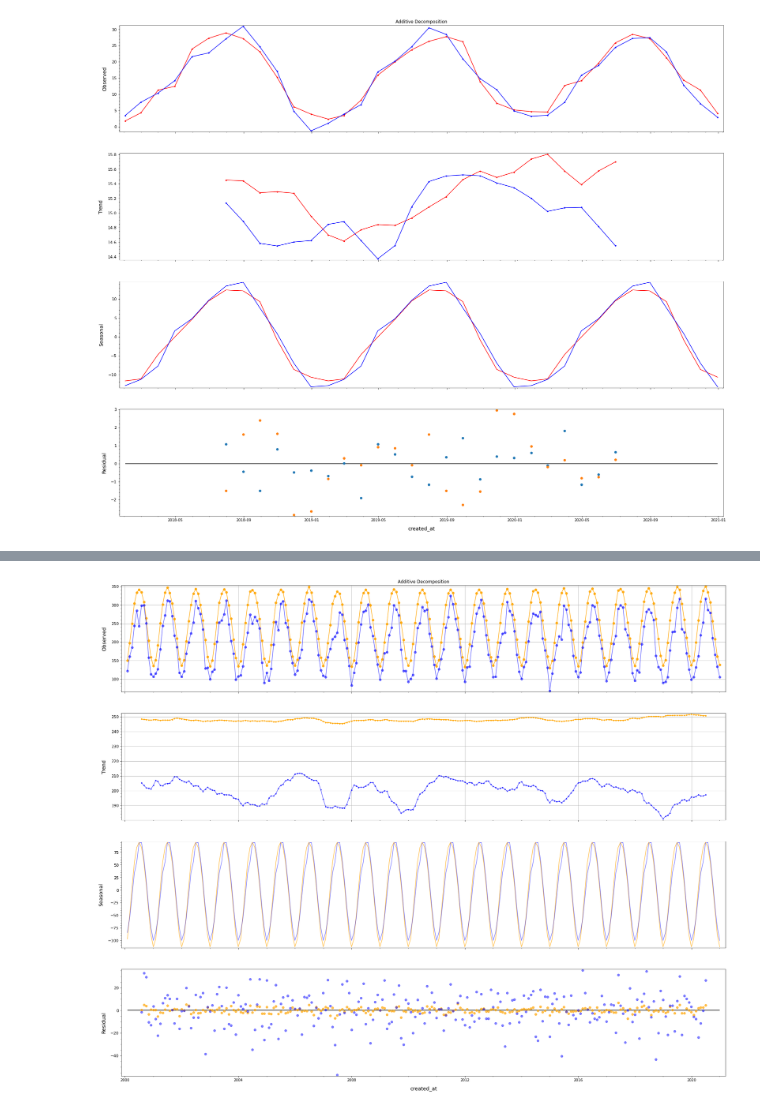
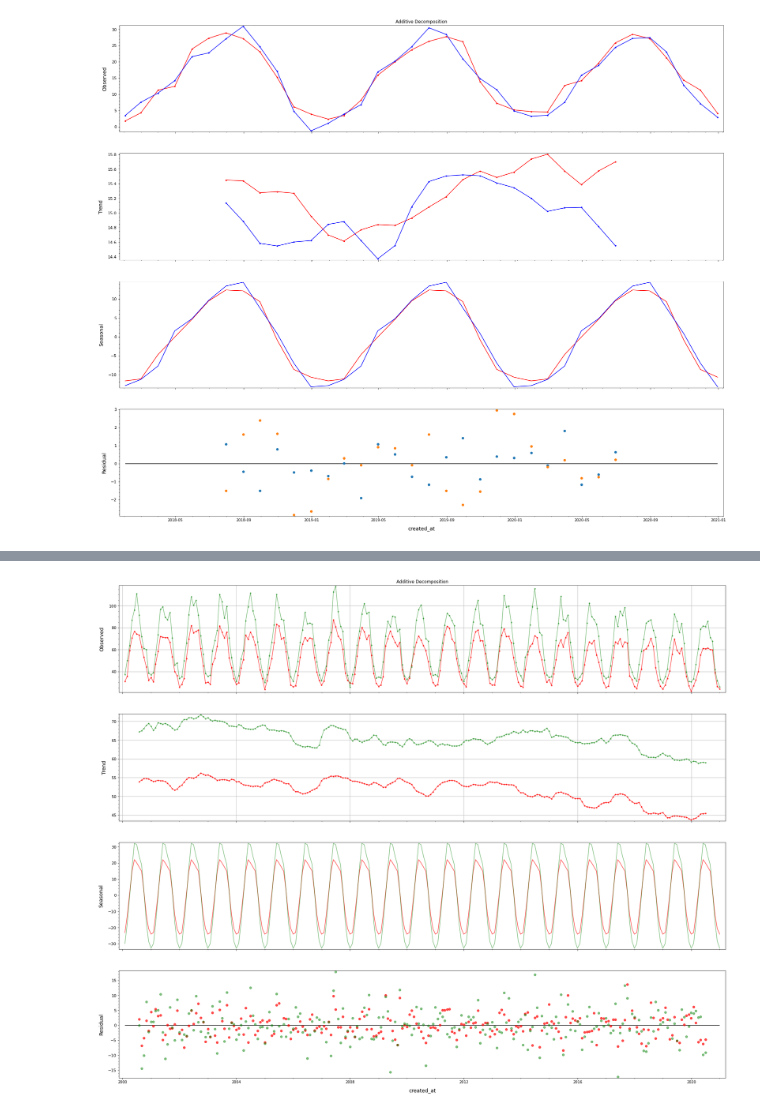
Before and after one commit to gamyers/solar-697, a Jupyter notebook: gm/notebooks/ts_decomposition.ipynb, the cells around one changed output, grey strips where cells are left out. Cells and saved outputs as stored; diff of their text form; code cells hidden in the pictures.

```diff
--- a/gm/notebooks/ts_decomposition.ipynb
+++ b/gm/notebooks/ts_decomposition.ipynb
@@ -215,39 +210,39 @@ decomp_d = seasonal_decompose(df_[feature_d], model="additive", period=period)
 # %%
 fig, ax = plt.subplots(4, sharex=True)
 ax[0].set_title("Additive Decomposition")
 
-# ax[0].plot(decomp_a.observed.index, decomp_a.observed, '.-', color='red', alpha=.7)
-# ax[0].plot(decomp_b.observed.index, decomp_b.observed, '.-', color='green', alpha=.5)
-ax[0].plot(decomp_c.observed.index, decomp_c.observed, 'o-', color='orange', alpha=.9)
-ax[0].plot(decomp_d.observed.index, decomp_d.observed, 'o-', color='blue', alpha=.6)
+ax[0].plot(decomp_a.observed.index, decomp_a.observed, '.-', color='red', alpha=.7)
+ax[0].plot(decomp_b.observed.index, decomp_b.observed, '.-', color='green', alpha=.5)
+# ax[0].plot(decomp_c.observed.index, decomp_c.observed, 'o-', color='orange', alpha=.9)
+# ax[0].plot(decomp_d.observed.index, decomp_d.observed, 'o-', color='blue', alpha=.6)
 ax[0].minorticks_on()
 ax[0].grid()
 ax[0].set(ylabel="Observed")
 
-# ax[1].plot(decomp_a.trend.index, decomp_a.trend, '.-', color='red', alpha=.7)
-# ax[1].plot(decomp_b.trend.index, decomp_b.trend, '.-', color='green', alpha=.5)
-ax[1].plot(decomp_c.trend.index, decomp_c.trend, '.-', color='orange', alpha=.9)
-ax[1].plot(decomp_d.trend.index, decomp_d.trend, '.-', color='blue', alpha=.6)
+ax[1].plot(decomp_a.trend.index, decomp_a.trend, '.-', color='red', alpha=.7)
+ax[1].plot(decomp_b.trend.index, decomp_b.trend, '.-', color='green', alpha=.5)
+# ax[1].plot(decomp_c.trend.index, decomp_c.trend, '.-', color='orange', alpha=.9)
+# ax[1].plot(decomp_d.trend.index, decomp_d.trend, '.-', color='blue', alpha=.6)
 ax[1].minorticks_on()
 ax[1].grid()
 ax[1].set(ylabel="Trend")
 
-# ax[2].plot(decomp_a.seasonal.index, decomp_a.seasonal, color='red', alpha=.7)
-# ax[2].plot(decomp_b.seasonal.index, decomp_b.seasonal, color='green', alpha=.5)
-ax[2].plot(decomp_c.seasonal.index, decomp_c.seasonal, color='orange', alpha=.7)
-ax[2].plot(decomp_d.seasonal.index, decomp_d.seasonal, color='blue', alpha=.5)
+ax[2].plot(decomp_a.seasonal.index, decomp_a.seasonal, color='red', alpha=.7)
+ax[2].plot(decomp_b.seasonal.index, decomp_b.seasonal, color='green', alpha=.5)
+# ax[2].plot(decomp_c.seasonal.index, decomp_c.seasonal, color='orange', alpha=.7)
+# ax[2].plot(decomp_d.seasonal.index, decomp_d.seasonal, color='blue', alpha=.5)
 ax[2].minorticks_on()
 ax[2].set(ylabel="Seasonal")
 
 
-# ax[3].plot(decomp_a.resid.index, decomp_a.resid, "o", color='red', alpha=.7)
-# ax[3].plot(decomp_b.resid.index, decomp_b.resid, "o", color='green', alpha=.5)
-ax[3].plot(decomp_c.resid.index, decomp_c.resid, "o", color='orange', alpha=.7)
-ax[3].plot(decomp_d.resid.index, decomp_d.resid, "o", color='blue', alpha=.5)
+ax[3].plot(decomp_a.resid.index, decomp_a.resid, "o", color='red', alpha=.7)
+ax[3].plot(decomp_b.resid.index, decomp_b.resid, "o", color='green', alpha=.5)
+# ax[3].plot(decomp_c.resid.index, decomp_c.resid, "o", color='orange', alpha=.7)
+# ax[3].plot(decomp_d.resid.index, decomp_d.resid, "o", color='blue', alpha=.5)
 ax[3].hlines(0, xmin=min(decomp_a.resid.index), xmax=max(decomp_a.resid.index), colors="black")
 ax[3].minorticks_on()
 ax[3].set(xlabel="created_at", ylabel="Residual")
 
 plt.show()
 # %% [output]
-[figure, old version]
+[figure, new version]
```
Also changed, not shown: parts of 3 cells of this notebook, 9 other files.
